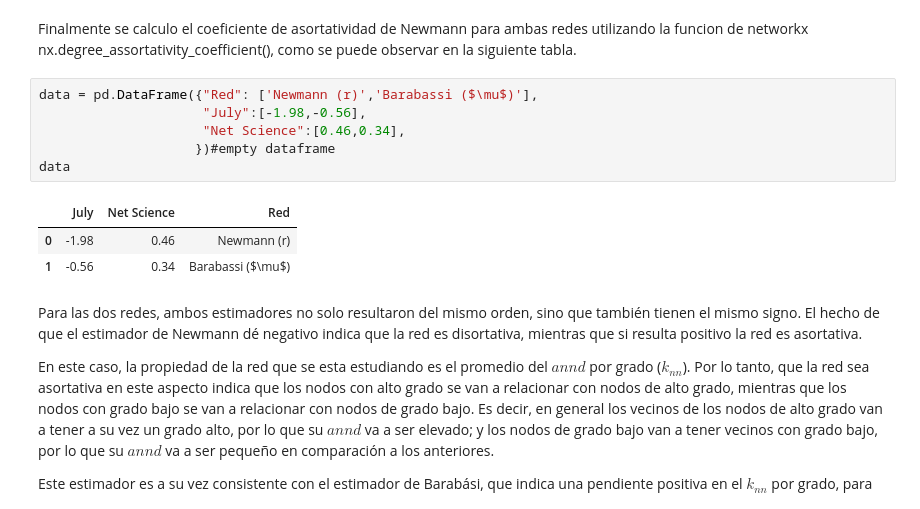
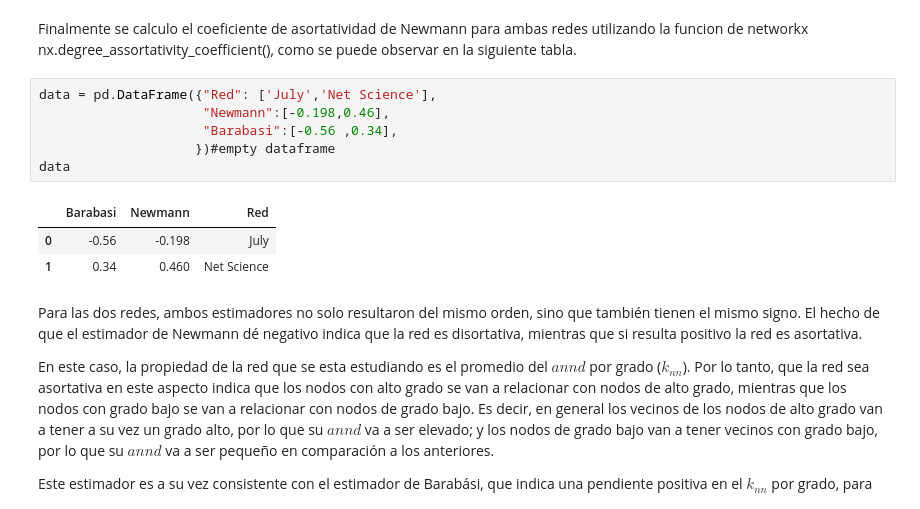
Before and after one commit to GRGab/Urdimbres-Sofisticadas, a Jupyter notebook: Tp1/Entrega/Trabajo_computacional_1.ipynb, the cells around one changed output. Saved outputs shown, nothing was run; the diff lists cells and outputs as text.

```diff
--- a/Tp1/Entrega/Trabajo_computacional_1.ipynb
+++ b/Tp1/Entrega/Trabajo_computacional_1.ipynb
@@ -1179,15 +1181,15 @@ Se puede observar que el exponente de correlación resultó negativo para la red
 # %% [markdown]
 Finalmente se calculo el coeficiente de asortatividad de Newmann para ambas redes utilizando la funcion de networkx nx.degree_assortativity_coefficient(), como se puede observar en la siguiente tabla.
 # %%
-data = pd.DataFrame({"Red": ['Newmann (r)','Barabassi ($\mu$)'],
-                     "July":[-1.98,-0.56],
-                     "Net Science":[0.46,0.34],
+data = pd.DataFrame({"Red": ['July','Net Science'],
+                     "Newmann":[-0.198,0.46],
+                     "Barabasi":[-0.56 ,0.34],
                     })#empty dataframe
 data
 # %% [output]
-|  | July | Net Science | Red |
-| 0 | -1.98 | 0.46 | Newmann (r) |
-| 1 | -0.56 | 0.34 | Barabassi ($\mu$) |
+|  | Barabasi | Newmann | Red |
+| 0 | -0.56 | -0.198 | July |
+| 1 | 0.34 | 0.460 | Net Science |
 # %% [markdown]
 Para las dos redes, ambos estimadores no solo resultaron del mismo orden, sino que también tienen el mismo signo. El hecho de que el estimador de Newmann dé negativo indica que la red es disortativa, mientras que si resulta positivo la red es asortativa.
 
```
Also changed, not shown: parts of 4 cells of this notebook.
